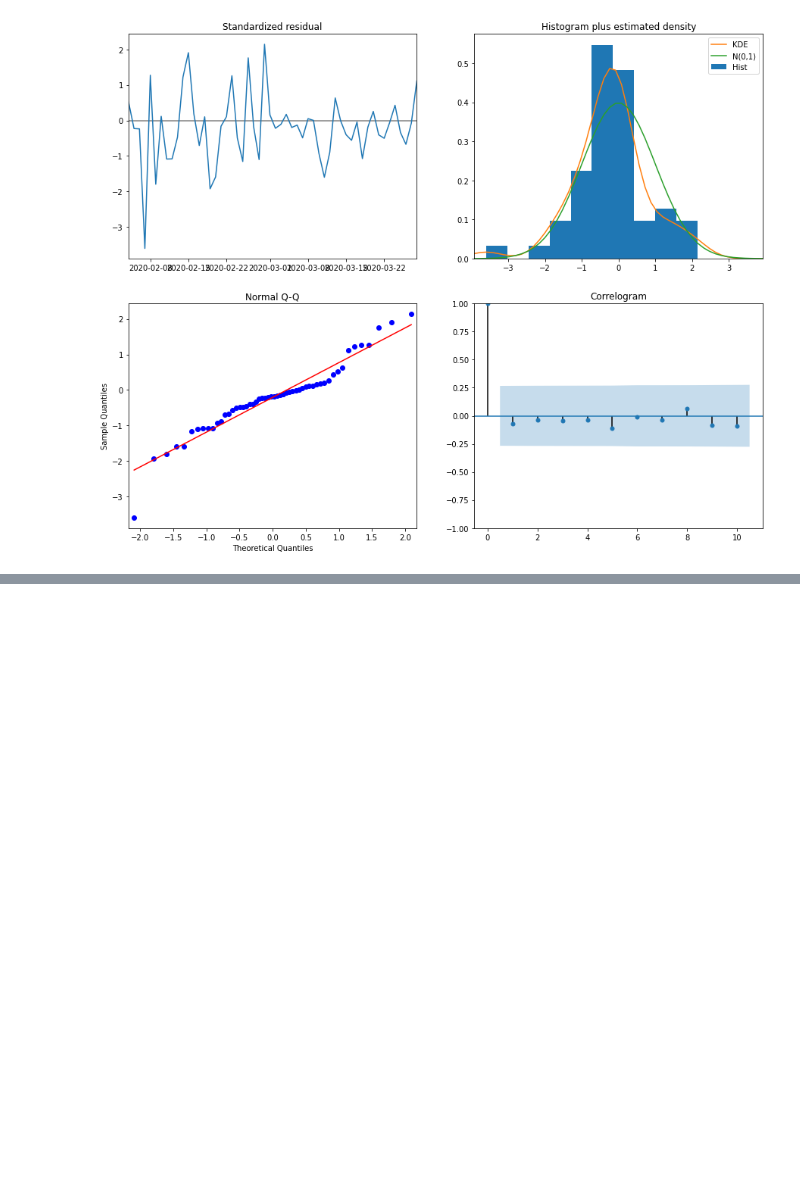
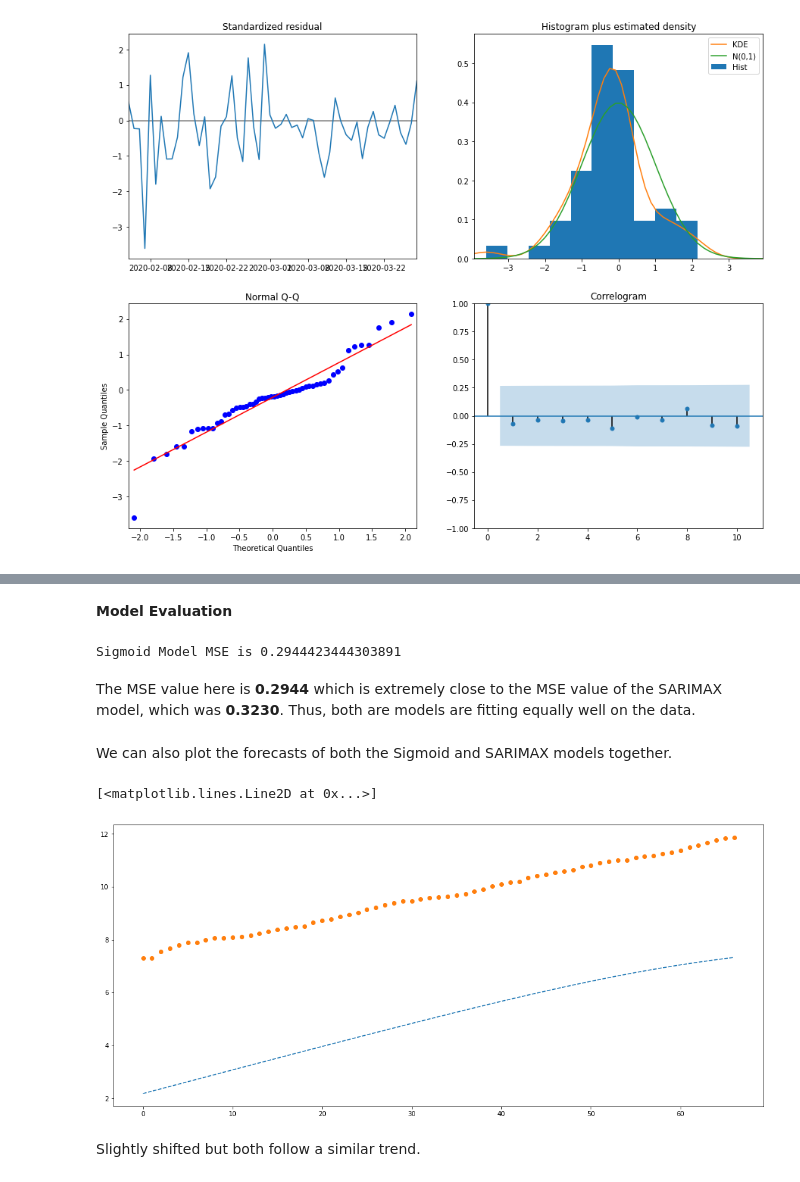
Before and after one commit to kabirwalia8300/COVID19, a Jupyter notebook: COVID19_Japan.ipynb, the cells around one changed output, grey strips where cells are left out. Cells and saved outputs as stored; diff of their text form; code cells hidden in the pictures; blank space fills up the shorter version.

```diff
--- a/COVID19_Japan.ipynb
+++ b/COVID19_Japan.ipynb
@@ -319,0 +377,22 @@ plt.show()
+# %% [markdown]
+**Model Evaluation**
+# %%
+lst1 = list(y_fitted)
+lst2 = list(y_data)
+print("Sigmoid Model MSE is {}".format(mean_squared_error(np.log(lst1), np.log(lst2))))
+# %% [output]
+Sigmoid Model MSE is 0.2944423444303891
+# %% [markdown]
+The MSE value here is **0.2944** which is extremely close to the MSE value of the SARIMAX model, which was **0.3230**. Thus, both are models are fitting equally well on the data.
+# %% [markdown]
+We can also plot the forecasts of both the Sigmoid and SARIMAX models together.
+# %%
+fig = plt.figure()
+ax = fig.add_subplot(111)
+ax.plot(x_data, np.log(y_fitted), '--', label='Sigmoid predictions')
+ax.plot(x_data, forecasts['Predictions'][0:67], 'o', label='SARIMAX forecasts')
+# %% [output]
+[<matplotlib.lines.Line2D at 0x...>]
+[figure, added]
+# %% [markdown]
+Slightly shifted but both follow a similar trend.
```
Also changed, not shown: parts of 59 cells of this notebook.
